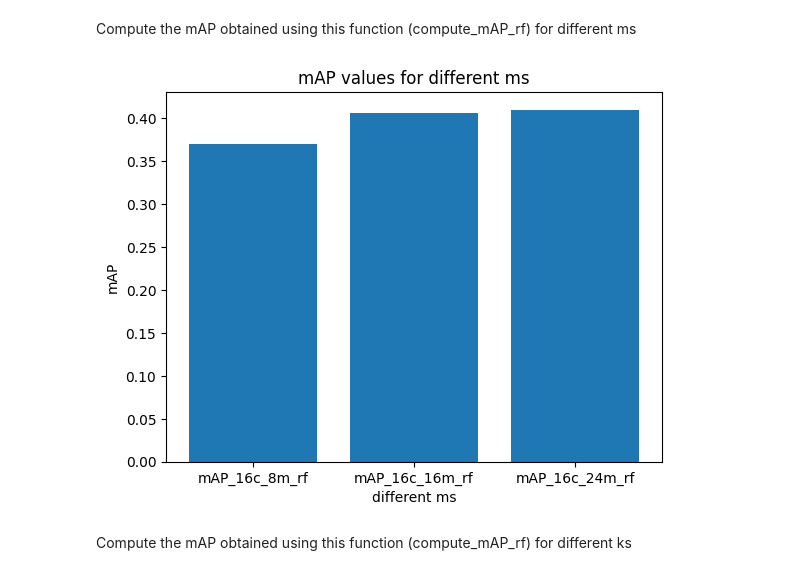
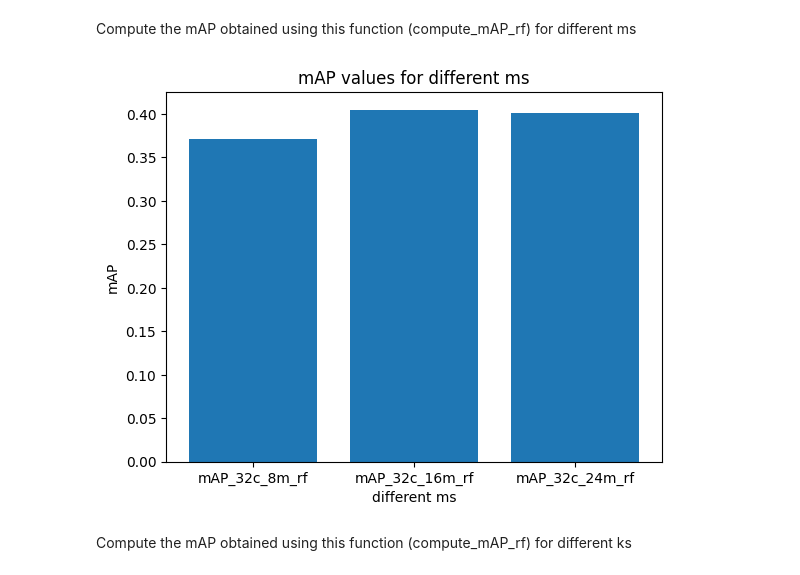
Before and after one commit to claredavies/ImageIndexing, a Jupyter notebook: Advanced_Techniques_Assignment_3.ipynb, the cells around one changed output. Saved outputs shown, nothing was run; the diff lists cells and outputs as text; code cells hidden in the pictures.

```diff
--- a/Advanced_Techniques_Assignment_3.ipynb
+++ b/Advanced_Techniques_Assignment_3.ipynb
@@ -791,7 +802,7 @@ where $\alpha$, $\beta$ and $\gamma$ are the weights used in the algorithm, $D_r
 
 Notice that we will use VLAD vectors to compute $Q_m$ and, therefore, we will need the original set (*train_descs*), since the index contains the encoded version of the database images.
 # %%
-def compute_mAP_rf(query_names, query_descs, train_names, train_descs, index,
+def compute_mAP_rf(query_names, query_descs, vlad_train_descs, train_names, train_descs, index,
               quantizers, gt_file, alpha = 1.0, beta = 0.75, gamma = 0.25):
     '''
     Perform a search for a list of query images against the database, adding Ide
@@ -831,12 +842,16 @@ def compute_mAP_rf(query_names, query_descs, train_names, train_descs, index,
         if len(relevant) > 0 and len(non_relevant) > 0:
             num_relevant = len(relevant)
             best_non_relevant = non_relevant[0]
+            best_non_relevant_index = train_names.index(best_non_relevant)
+            best_non_relevent_vlad = vlad_train_descs[best_non_relevant_index]
 
-            # Compute the new query vector
-            # sum_m = np.sum([train_descs[train_names.index(idx)] for idx in relevant], axis=0)
-            sum_d = 1
+            relevant_vlad_descs = [vlad_train_descs[train_names.index(idx)] for idx in relevant]
+            vlad_array = np.array(relevant_vlad_descs)
+
+            # Calculate the average along the first axis (axis=0)
+            avg_relevent_query = np.mean(vlad_array, axis=0)
             # train_descs[train_names.index(best_non_relevant)]
-            new_query_desc = alpha * query_desc + (beta / num_relevant) * sum_d - gamma
+            new_query_desc = (alpha * query_desc) + ((beta) * avg_relevent_query) - (gamma * best_non_relevent_vlad)
 
             # Re-query using the new query vector
             refined_result_names = search_image(new_query_desc, index, quantizers, train_names)
@@ -901,26 +916,26 @@ vocab_16c = np.load('vocabs/sift_16c.npy')
 vocab_32c = np.load('vocabs/sift_32c.npy')
 vocab_64c = np.load('vocabs/sift_64c.npy')
 
-query_vlad_16c = describe_images_VLAD(query_desc, vocab_16c)
-train_vlad_16c = describe_images_VLAD(train_desc, vocab_16c)
+query_vlad_32c = describe_images_VLAD(query_desc, vocab_32c)
+train_vlad_32c = describe_images_VLAD(train_desc, vocab_32c)
 
-quantizers_16c_8m = pq_build_quantizers(train_vlad_16c, m = 8, k = 256)
-quantizers_16c_16m = pq_build_quantizers(train_vlad_16c, m = 16, k = 256)
-quantizers_16c_24m = pq_build_quantizers(train_vlad_16c, m = 24, k = 256)
+quantizers_32c_8m = pq_build_quantizers(train_vlad_32c, m = 8, k = 256)
+quantizers_32c_16m = pq_build_quantizers(train_vlad_32c, m = 16, k = 256)
+quantizers_32c_24m = pq_build_quantizers(train_vlad_32c, m = 24, k = 256)
 
-index_16c_8m = pq_build_index(train_vlad_16c, quantizers_16c_8m)
-index_16c_16m = pq_build_index(train_vlad_16c, quantizers_16c_16m)
-index_16c_24m = pq_build_index(train_vlad_16c, quantizers_16c_24m)
+index_32c_8m = pq_build_index(train_vlad_32c, quantizers_32c_8m)
+index_32c_16m = pq_build_index(train_vlad_32c, quantizers_32c_16m)
+index_32c_24m = pq_build_index(train_vlad_32c, quantizers_32c_24m)
 
-_, mAP_16c_8m_rf = compute_mAP_rf(query_names, query_vlad_16c, train_names, train_desc, index_16c_8m, quantizers_16c_8m, '../holidays/holidays_images.dat')
-_, mAP_16c_16m_rf = compute_mAP_rf(query_names, query_vlad_16c, train_names, train_desc, index_16c_16m, quantizers_16c_16m, '../holidays/holidays_images.dat')
-_, mAP_16c_24m_rf = compute_mAP_rf(query_names, query_vlad_16c, train_names, train_desc, index_16c_24m, quantizers_16c_24m, '../holidays/holidays_images.dat')
+_, mAP_32c_8m_rf = compute_mAP_rf(query_names, query_vlad_32c, train_vlad_32c, train_names, train_desc, index_32c_8m, quantizers_32c_8m, '../holidays/holidays_images.dat')
+_, mAP_32c_16m_rf = compute_mAP_rf(query_names, query_vlad_32c, train_vlad_32c, train_names, train_desc, index_32c_16m, quantizers_32c_16m, '../holidays/holidays_images.dat')
+_, mAP_32c_24m_rf = compute_mAP_rf(query_names, query_vlad_32c, train_vlad_32c, train_names, train_desc, index_32c_24m, quantizers_32c_24m, '../holidays/holidays_images.dat')
 # %%
-mAP_values_rf_m = [mAP_16c_8m_rf, mAP_16c_16m_rf, mAP_16c_24m_rf]
-mAP_labels_rf_m = ["mAP_16c_8m_rf", "mAP_16c_16m_rf", "mAP_16c_24m_rf"]
+mAP_values_rf_m = [mAP_32c_8m_rf, mAP_32c_16m_rf, mAP_32c_24m_rf]
+mAP_labels_rf_m = ["mAP_32c_8m_rf", "mAP_32c_16m_rf", "mAP_32c_24m_rf"]
 plot_chart(mAP_values_rf_m, mAP_labels_rf_m, "mAP values for different ms", "different ms", "mAP")
 # %% [output]
-[figure, old version]
+[figure, new version]
 # %% [markdown]
 Compute the mAP obtained using this function (compute_mAP_rf) for different ks
 # %%
```
Also changed, not shown: parts of 19 cells of this notebook.
